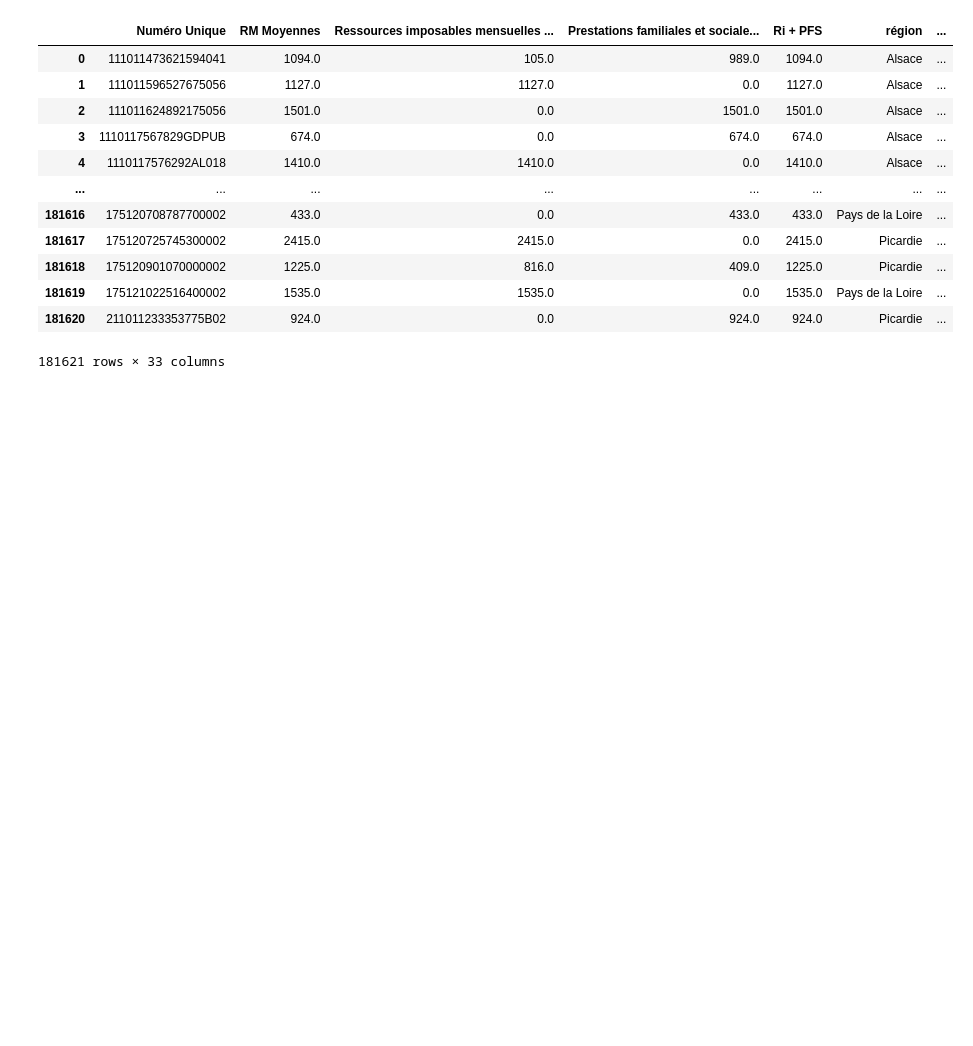
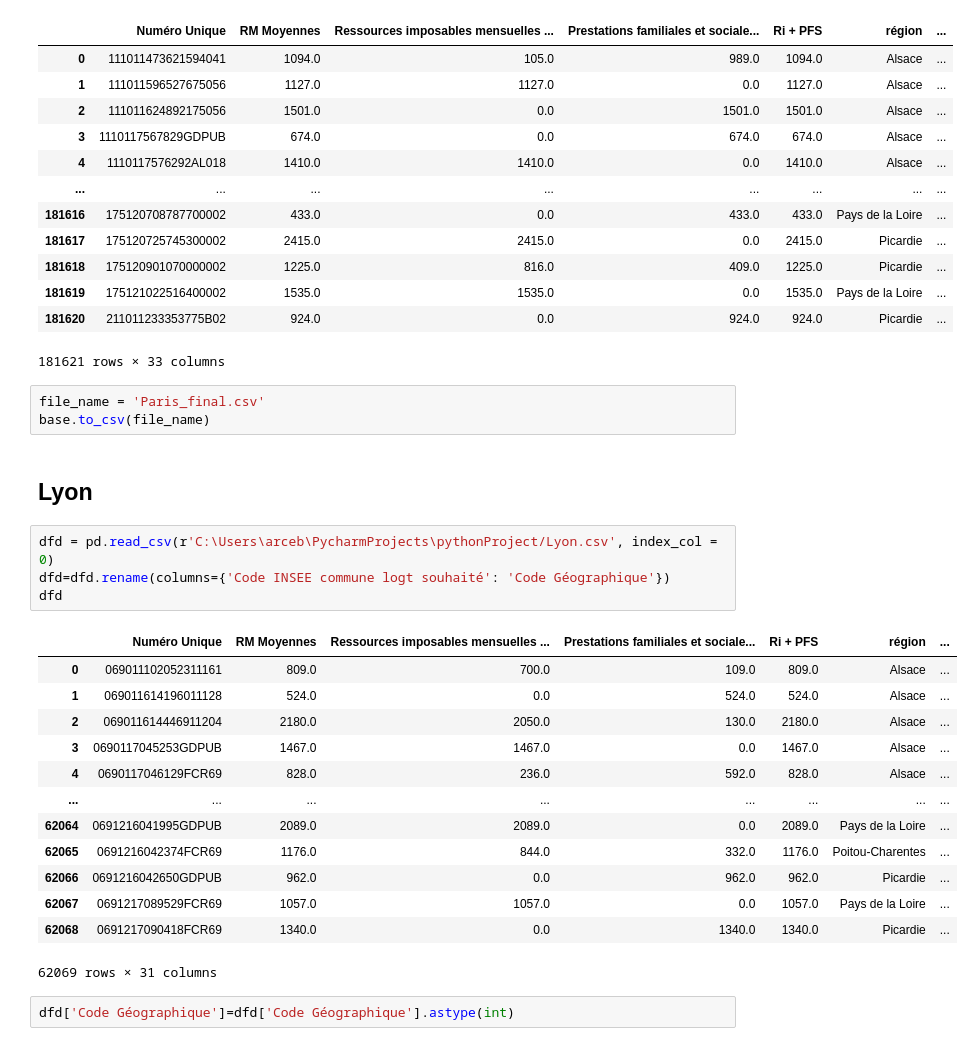
Before and after one commit to cmllbll/Social-Housing-in-France, a Jupyter notebook: Fichiers.ipynb, the cells around one changed output. Drawn from its saved outputs; the diff is of its cells as text; blank space fills up the shorter version.

```diff
--- a/Fichiers.ipynb
+++ b/Fichiers.ipynb
@@ -88,3 +90,28 @@ base
 | 181619 | 175121022516400002 | 1535.0 | 1535.0 | 0.0 | 1535.0 | Pays de la Loire | ... |
 | 181620 | 211011233353775B02 | 924.0 | 0.0 | 924.0 | 924.0 | Picardie | ... |
 181621 rows × 33 columns
+# %%
+file_name = 'Paris_final.csv'
+base.to_csv(file_name)
+# %% [markdown]
+## Lyon
+# %%
+dfd = pd.read_csv(r'C:\Users\arceb\PycharmProjects\pythonProject/Lyon.csv', index_col = 0)
+dfd=dfd.rename(columns={'Code INSEE commune logt souhaité': 'Code Géographique'})
+dfd
+# %% [output]
+|  | Numéro Unique | RM Moyennes | Ressources imposables mensuelles ... | Prestations familiales et sociale... | Ri + PFS | région | ... |
+| 0 | 069011102052311161 | 809.0 | 700.0 | 109.0 | 809.0 | Alsace | ... |
+| 1 | 069011614196011128 | 524.0 | 0.0 | 524.0 | 524.0 | Alsace | ... |
+| 2 | 069011614446911204 | 2180.0 | 2050.0 | 130.0 | 2180.0 | Alsace | ... |
+| 3 | 0690117045253GDPUB | 1467.0 | 1467.0 | 0.0 | 1467.0 | Alsace | ... |
+| 4 | 0690117046129FCR69 | 828.0 | 236.0 | 592.0 | 828.0 | Alsace | ... |
+| ... | ... | ... | ... | ... | ... | ... | ... |
+| 62064 | 0691216041995GDPUB | 2089.0 | 2089.0 | 0.0 | 2089.0 | Pays de la Loire | ... |
+| 62065 | 0691216042374FCR69 | 1176.0 | 844.0 | 332.0 | 1176.0 | Poitou-Charentes | ... |
+| 62066 | 0691216042650GDPUB | 962.0 | 0.0 | 962.0 | 962.0 | Picardie | ... |
+| 62067 | 0691217089529FCR69 | 1057.0 | 1057.0 | 0.0 | 1057.0 | Pays de la Loire | ... |
+| 62068 | 0691217090418FCR69 | 1340.0 | 0.0 | 1340.0 | 1340.0 | Picardie | ... |
+62069 rows × 31 columns
+# %%
+dfd['Code Géographique']=dfd['Code Géographique'].astype(int)
```
Also changed, not shown: parts of 4 cells of this notebook.
